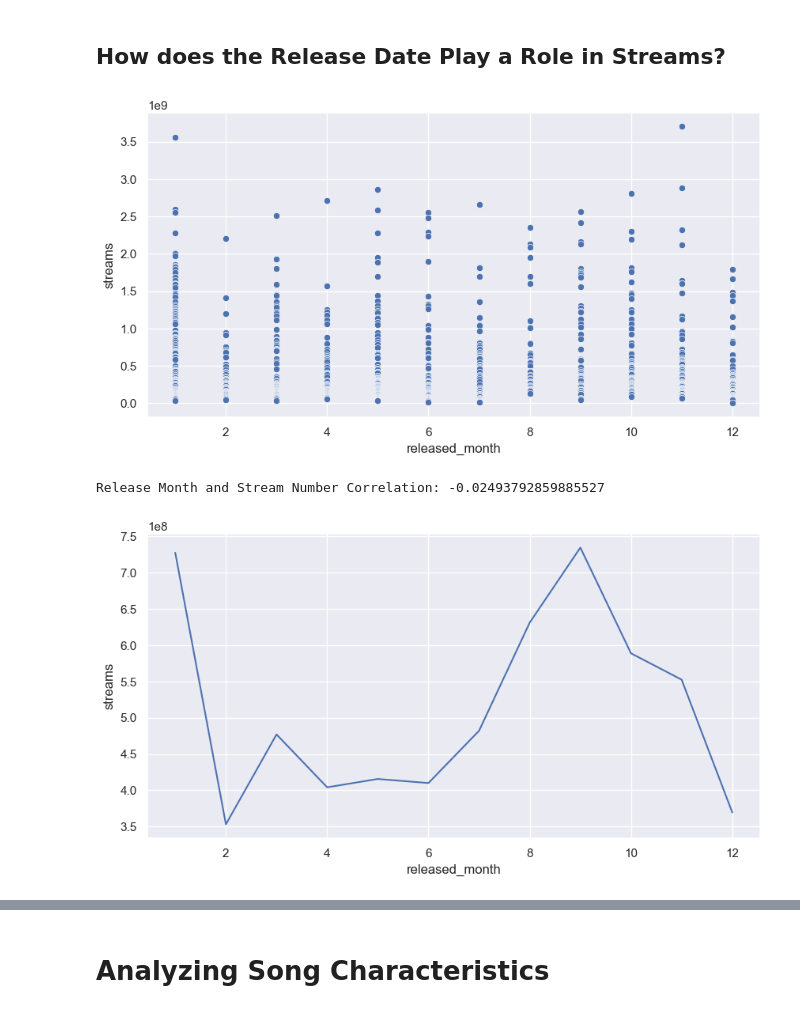
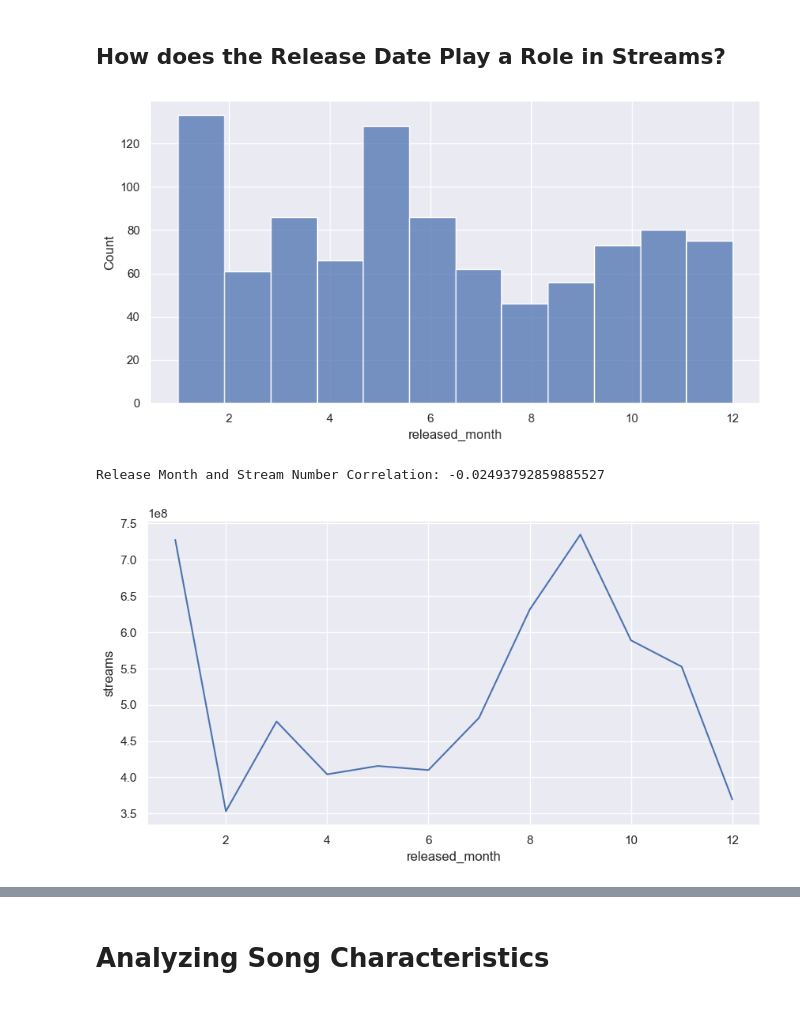
Before and after one commit to uzitak161/DS3000_Project, a Jupyter notebook: Project.EDA.ipynb, the cells around one changed output, grey strips where cells are left out. Cells and saved outputs as stored; diff of their text form; code cells hidden in the pictures.

```diff
--- a/Project.EDA.ipynb
+++ b/Project.EDA.ipynb
@@ -241,20 +242,20 @@ print(df['number_of_artists'].corr(df['streams']))
 # %%
 # Plot release date vs streams
 plt.figure(figsize=(10, 5))
-sns.scatterplot(data=df, x='released_month', y='streams')
+sns.histplot(data=df, x="released_month", bins=12)
 plt.show()
 
 # Correlation of release_date and streams
 print("Release Month and Stream Number Correlation: " + str(df['released_month'].corr(df['streams'])))
 
 # Aggregate to Find average stream per month
 df_avg_streams_per_month = df.groupby('released_month')['streams'].mean().reset_index()
 
 # Plot average streams per month
 plt.figure(figsize=(10, 5))
 sns.lineplot(data=df_avg_streams_per_month, x='released_month', y='streams')
 plt.show()
 # %% [output]
-[figure, old version]
+[figure, new version]
 Release Month and Stream Number Correlation: -0.02493792859885527
 [figure]
```
Also changed, not shown: parts of 21 cells of this notebook.
